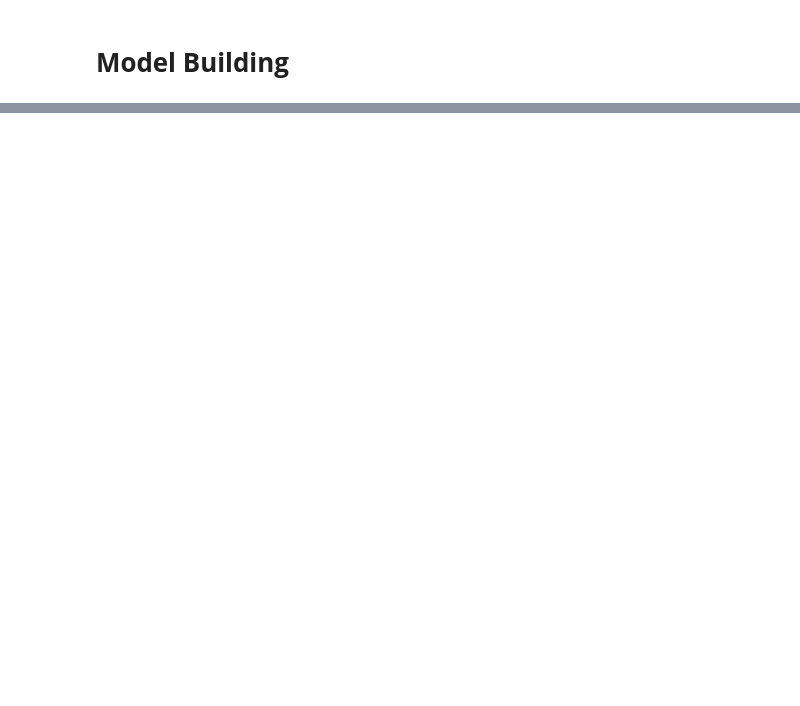
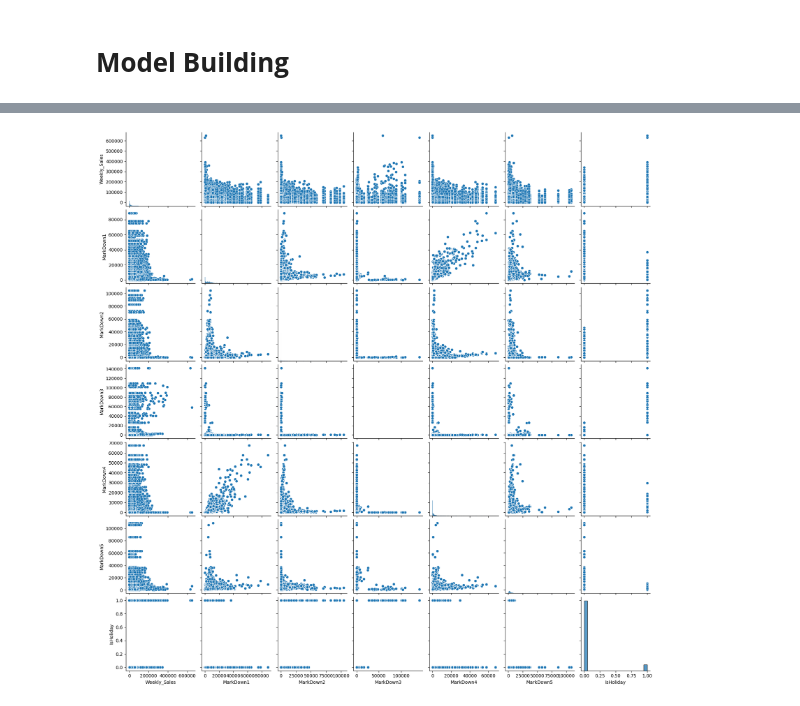
Before and after one commit to Lavan1999/Project-9_SalesForecast, a Jupyter notebook: Final_Project_Sales_Forecast.ipynb, the cells around one changed output, grey strips where cells are left out. Cells and saved outputs as stored; diff of their text form; code cells hidden in the pictures; blank space fills up the shorter version.

```diff
--- a/Final_Project_Sales_Forecast.ipynb
+++ b/Final_Project_Sales_Forecast.ipynb
@@ -905,0 +1494,5 @@ import pickle
+# %%
+sales_path = '/content/drive/My Drive/MDTM15/Raw Datasets/Sales_forecast/sales_data_set.csv'
+features_path = '/content/drive/My Drive/MDTM15/Raw Datasets/Sales_forecast/Features_data_set.csv'
+sales = pd.read_csv(sales_path)
+features = pd.read_csv(features_path)
@@ -905,0 +1519,12 @@ import pickle
+# %%
+# Check for rows where all markdown values are zero
+zero_markdown_rows = data[(data['MarkDown1'] == 0) & (data['MarkDown2'] == 0) & (data['MarkDown3'] == 0) & (data['MarkDown4'] == 0) & (data['MarkDown5'] == 0)]
+
+# Drop rows where all markdown values are zero
+data = data.drop(zero_markdown_rows.index)
+
+# Reset index after dropping rows
+data = data.reset_index(drop=True)
+
+# Check the updated dataset
+data.head()
@@ -905,0 +1567,2 @@ import pickle
+# %%
+merged_df = pd.merge(data, sales, on=['Store', 'Date','IsHoliday'])
@@ -905,0 +1578,8 @@ import pickle
+# %%
+data = merged_df.copy()
+# %%
+# EDA
+sns.pairplot(data[['Weekly_Sales', 'MarkDown1', 'MarkDown2', 'MarkDown3', 'MarkDown4', 'MarkDown5', 'IsHoliday']])
+plt.show()
+# %% [output]
+[figure, added]
```
Also changed, not shown: parts of 86 cells of this notebook.
